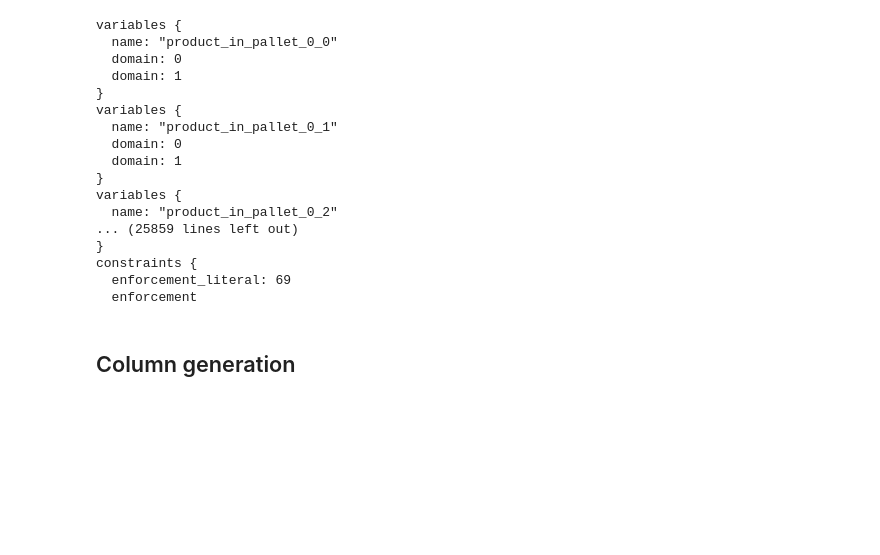
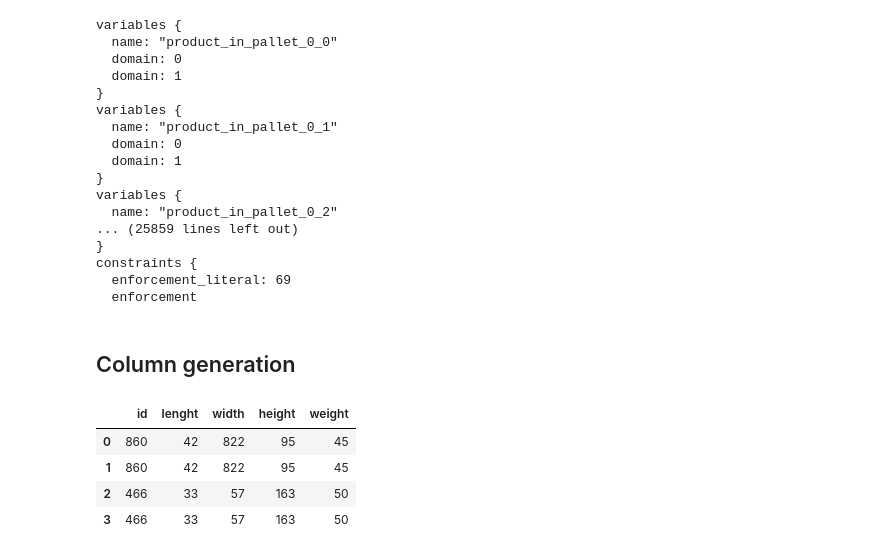
Before and after one commit to Wadaboa/3d-bpp, a Jupyter notebook: bpp.ipynb, the cells around one changed output. Cells and saved outputs as stored; diff of their text form; code cells hidden in the pictures; blank space fills up the shorter version.

```diff
--- a/bpp.ipynb
+++ b/bpp.ipynb
@@ -909,4 +907,13 @@ def items_assignment(superitems):
         for i in flatten(superitems.loc[s, "items"]):
             fsi[s, i] = 1
     return fsi
+# %%
+sample_order = pd.concat([order.sample(1)] * 2 + [order.sample(1)] * 2).reset_index(drop=True)
+sample_order
+# %% [output]
+|  | id | lenght | width | height | weight |
+| 0 | 860 | 42 | 822 | 95 | 45 |
+| 1 | 860 | 42 | 822 | 95 | 45 |
+| 2 | 466 | 33 | 57 | 163 | 50 |
+| 3 | 466 | 33 | 57 | 163 | 50 |
 # %%
```
Also changed, not shown: parts of 13 cells of this notebook.
